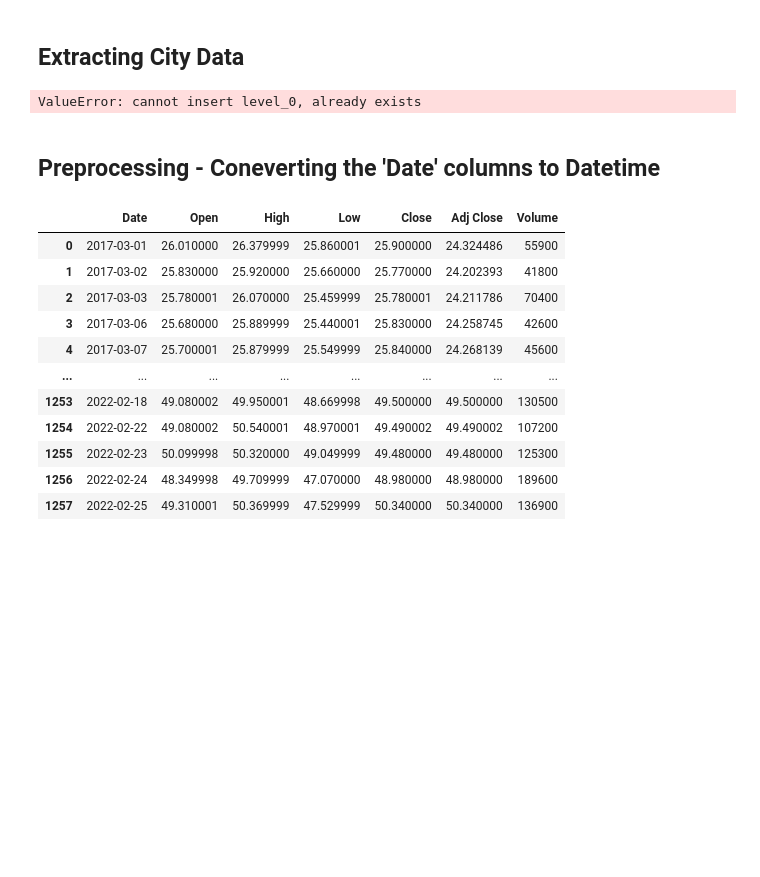
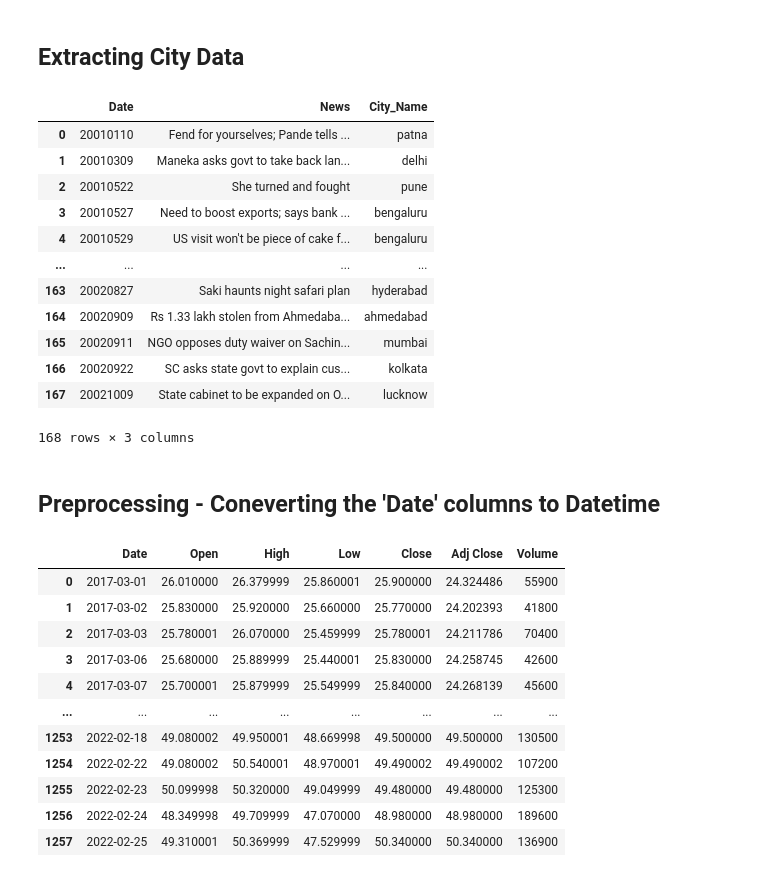
Before and after one commit to Sabyasachi-Seal/StockMarketPrediction, a Jupyter notebook: stockmarketprediction.ipynb, the cells around one changed output. Cells and saved outputs as stored; diff of their text form; code cells hidden in the pictures; blank space fills up the shorter version.

```diff
--- a/stockmarketprediction.ipynb
+++ b/stockmarketprediction.ipynb
@@ -98,13 +98,25 @@ city_data
 # %%
 city_split = pd.DataFrame(columns=['City_Name'])
 city_split['City_Name'] = city_data.Category.str.split('.',expand=True)[1]
 city_data = pd.concat([city_data,city_split],axis=1)
 city_data.drop(columns=['Category'],axis=1, inplace=True)
 city_data.reset_index(inplace=True)
-city_data.drop(['index'],axis=1, inplace=True)
+city_data.drop(['level_0','index'],axis=1, inplace=True)
 city_data
 # %% [output]
+|  | Date | News | City_Name |
+| 0 | 20010110 | Fend for yourselves; Pande tells ... | patna |
+| 1 | 20010309 | Maneka asks govt to take back lan... | delhi |
+| 2 | 20010522 | She turned and fought | pune |
+| 3 | 20010527 | Need to boost exports; says bank ... | bengaluru |
+| 4 | 20010529 | US visit won't be piece of cake f... | bengaluru |
+| ... | ... | ... | ... |
+| 163 | 20020827 | Saki haunts night safari plan | hyderabad |
+| 164 | 20020909 | Rs 1.33 lakh stolen from Ahmedaba... | ahmedabad |
+| 165 | 20020911 | NGO opposes duty waiver on Sachin... | mumbai |
+| 166 | 20020922 | SC asks state govt to explain cus... | kolkata |
+| 167 | 20021009 | State cabinet to be expanded on O... | lucknow |
-ValueError: cannot insert level_0, already exists
+168 rows × 3 columns
 # %% [markdown]
 ## Preprocessing - Coneverting the 'Date' columns to Datetime
 # %%
```
Also changed, not shown: parts of 14 cells of this notebook.
